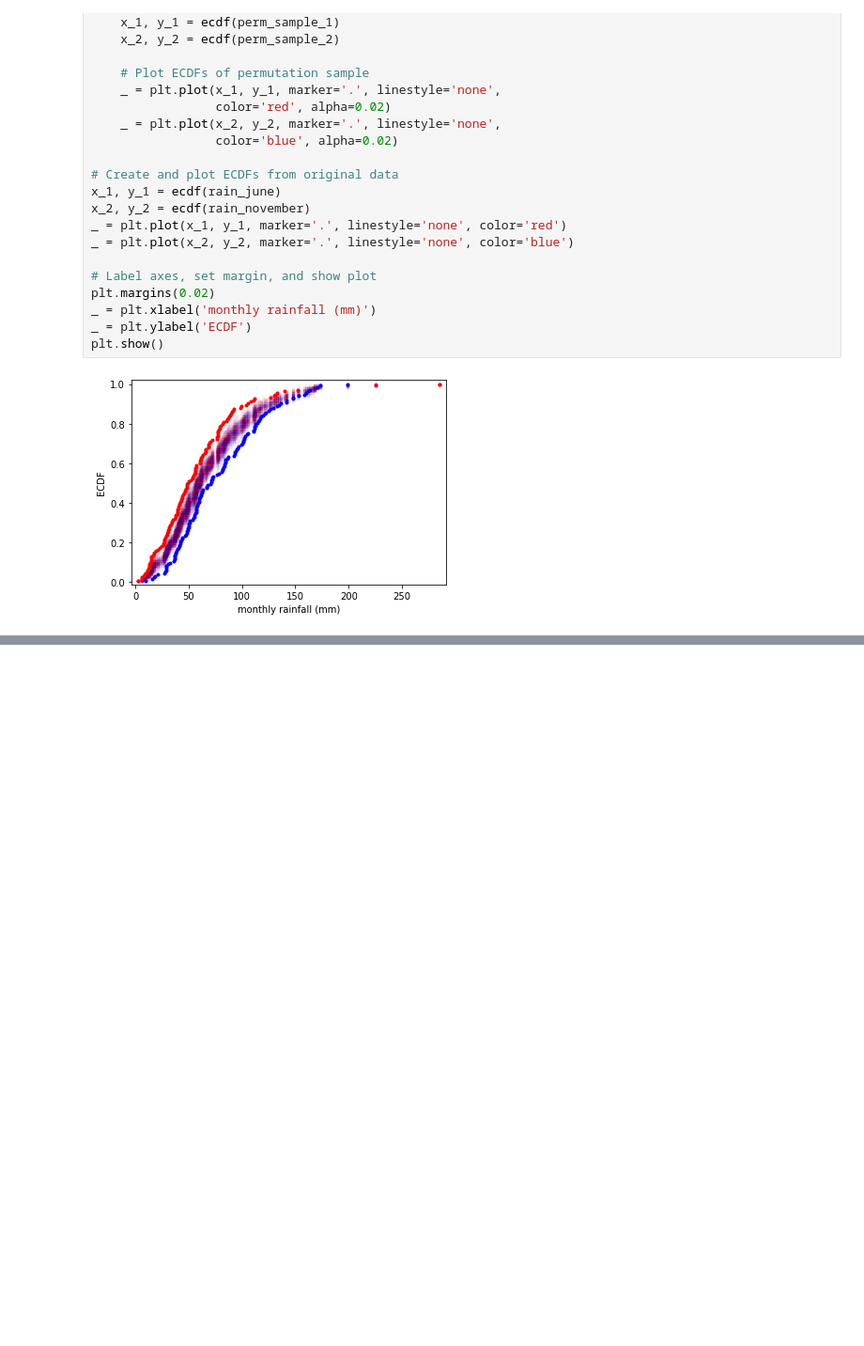
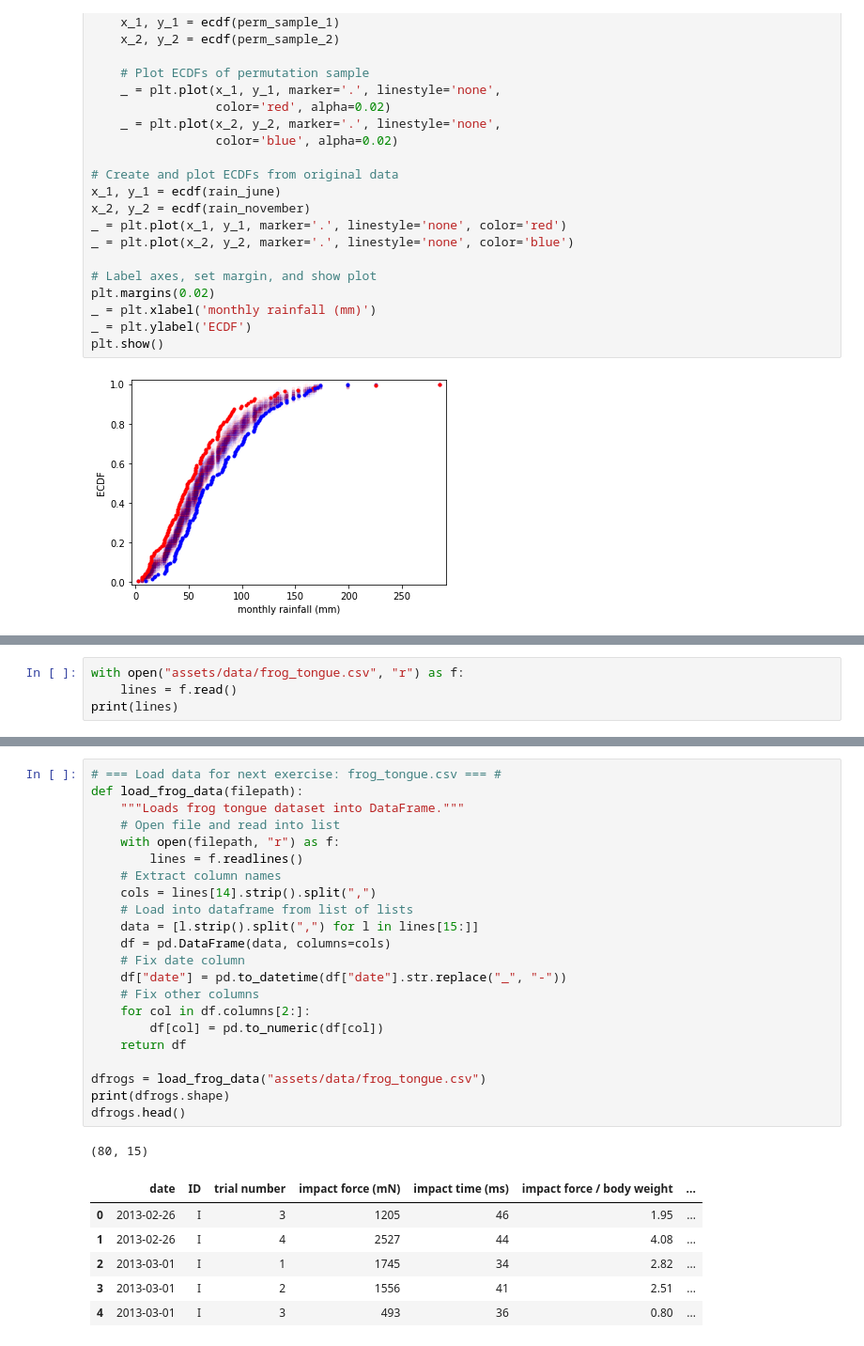
Before and after one commit to tobias-fyi/vela, a Jupyter notebook: ds/courses/datacamp/statistical_thinking/statistical_thinking_part2.ipynb, the cells around one changed output, grey strips where cells are left out. Shown at 94% size. Cells and saved outputs as stored; diff of their text form; blank space fills up the shorter version.

```diff
--- a/ds/courses/datacamp/statistical_thinking/statistical_thinking_part2.ipynb
+++ b/ds/courses/datacamp/statistical_thinking/statistical_thinking_part2.ipynb
@@ -662,0 +713,4 @@ plt.show()
+# %%
+with open("assets/data/frog_tongue.csv", "r") as f:
+    lines = f.read()
+print(lines)
@@ -662,0 +735,30 @@ plt.show()
+# %%
+# === Load data for next exercise: frog_tongue.csv === #
+def load_frog_data(filepath):
+    """Loads frog tongue dataset into DataFrame."""
+    # Open file and read into list
+    with open(filepath, "r") as f:
+        lines = f.readlines()
+    # Extract column names
+    cols = lines[14].strip().split(",")
+    # Load into dataframe from list of lists
+    data = [l.strip().split(",") for l in lines[15:]]
+    df = pd.DataFrame(data, columns=cols)
+    # Fix date column
+    df["date"] = pd.to_datetime(df["date"].str.replace("_", "-"))
+    # Fix other columns
+    for col in df.columns[2:]:
+        df[col] = pd.to_numeric(df[col])
+    return df
+
+dfrogs = load_frog_data("assets/data/frog_tongue.csv")
+print(dfrogs.shape)
+dfrogs.head()
+# %% [output]
+(80, 15)
+|  | date | ID | trial number | impact force (mN) | impact time (ms) | impact force / body weight | ... |
+| 0 | 2013-02-26 | I | 3 | 1205 | 46 | 1.95 | ... |
+| 1 | 2013-02-26 | I | 4 | 2527 | 44 | 4.08 | ... |
+| 2 | 2013-03-01 | I | 1 | 1745 | 34 | 2.82 | ... |
+| 3 | 2013-03-01 | I | 2 | 1556 | 41 | 2.51 | ... |
+| 4 | 2013-03-01 | I | 3 | 493 | 36 | 0.80 | ... |
```
Also changed, not shown: parts of 13 cells of this notebook, 2 other files.
